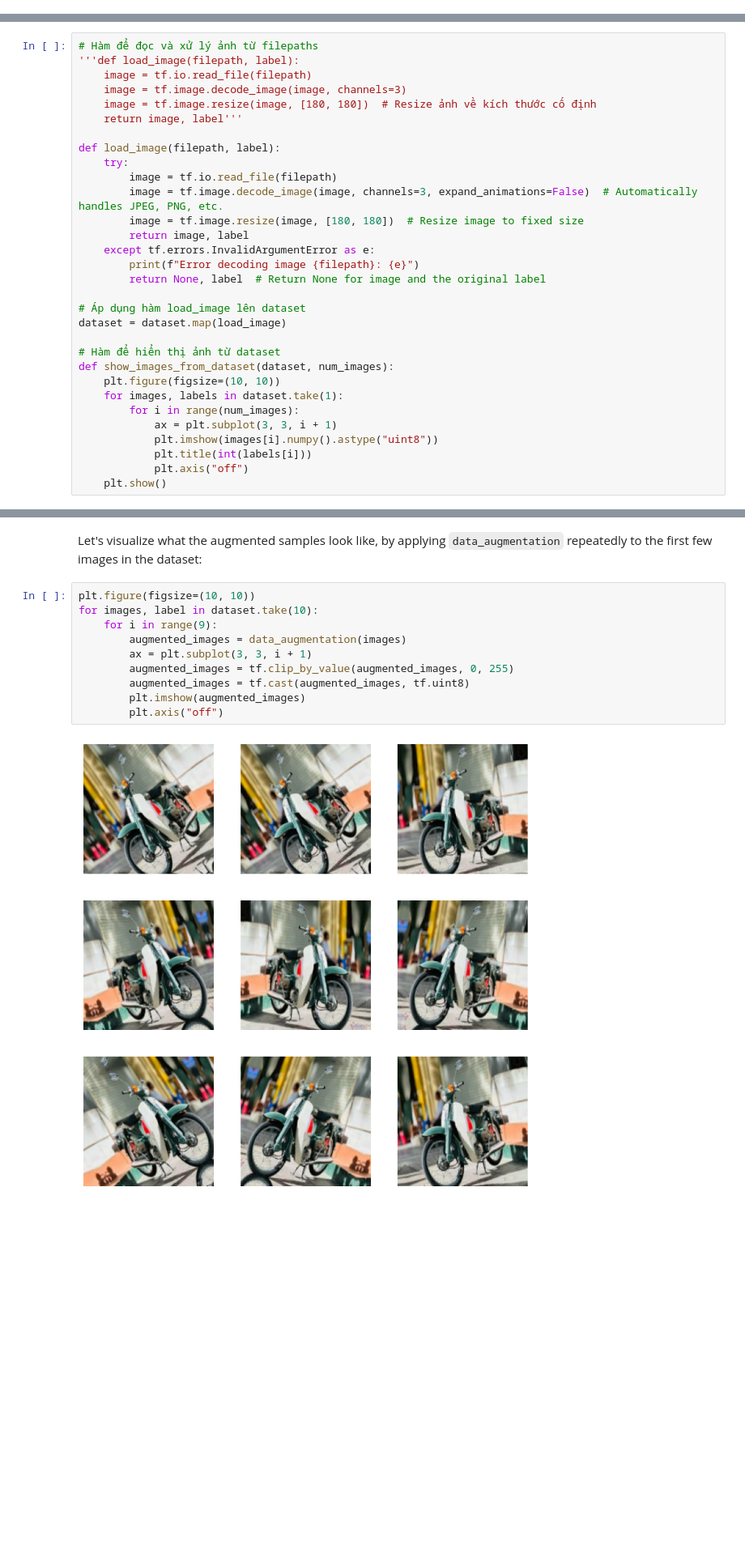
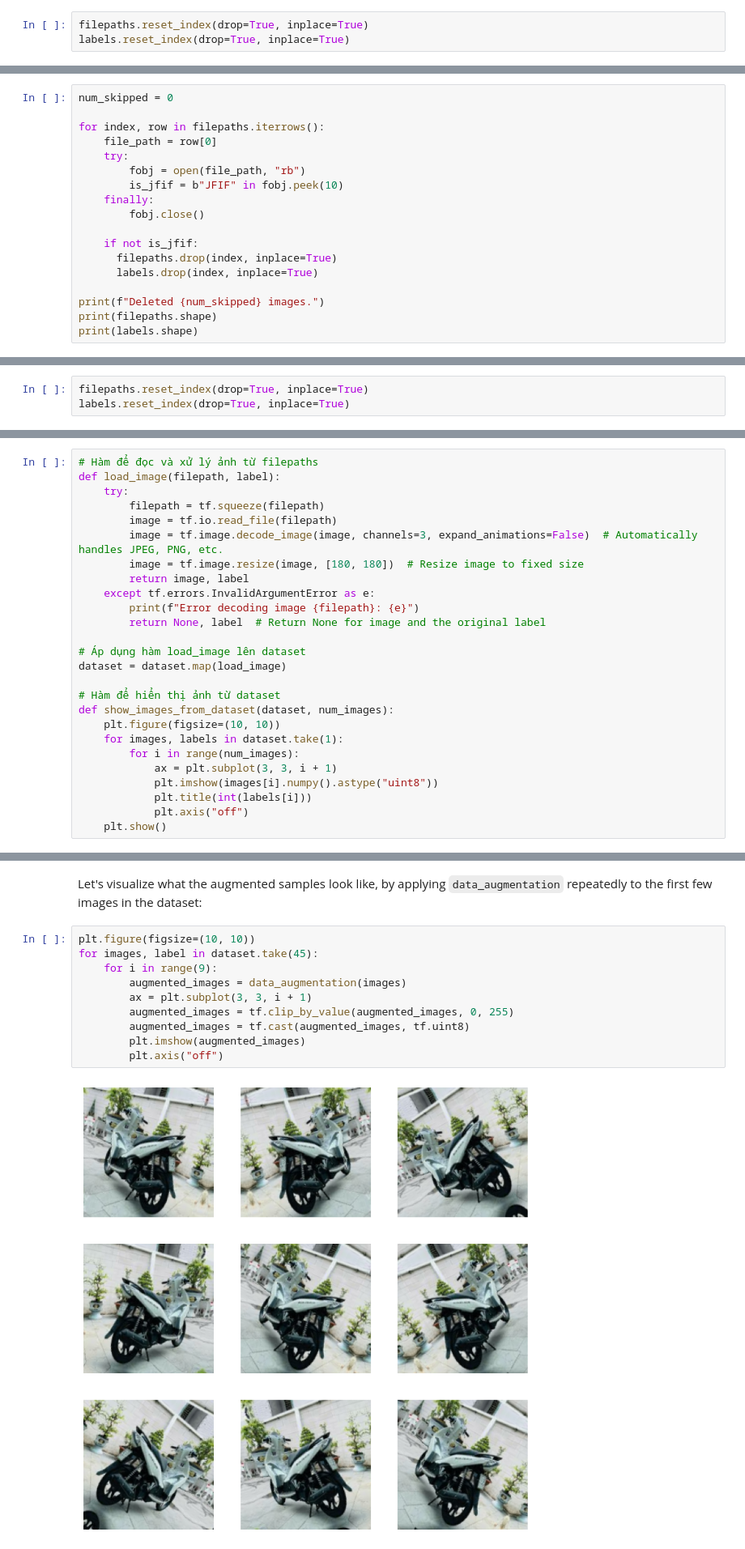
Before and after one commit to PTD504/CS114.O21-22520193-22520234-22520363, a Jupyter notebook: Motocycle_Classification/Image_Classification_using_XceptionNetwork.ipynb, the cells around one changed output, grey strips where cells are left out. Shown at 81% size. Saved outputs shown, nothing was run; the diff lists cells and outputs as text; blank space fills up the shorter version.

```diff
--- a/Motocycle_Classification/Image_Classification_using_XceptionNetwork.ipynb
+++ b/Motocycle_Classification/Image_Classification_using_XceptionNetwork.ipynb
@@ -114,0 +135,3 @@ df.tail()
+# %%
+filepaths.reset_index(drop=True, inplace=True)
+labels.reset_index(drop=True, inplace=True)
@@ -114,0 +140,18 @@ df.tail()
+# %%
+num_skipped = 0
+
+for index, row in filepaths.iterrows():
+    file_path = row[0]
+    try:
+        fobj = open(file_path, "rb")
+        is_jfif = b"JFIF" in fobj.peek(10)
+    finally:
+        fobj.close()
+
+    if not is_jfif:
+      filepaths.drop(index, inplace=True)
+      labels.drop(index, inplace=True)
+
+print(f"Deleted {num_skipped} images.")
+print(filepaths.shape)
+print(labels.shape)
@@ -115,3 +162,6 @@ df.tail()
+# %%
+filepaths.reset_index(drop=True, inplace=True)
+labels.reset_index(drop=True, inplace=True)
 # %% [markdown]
 ## Generate a `Dataset`
 # %%
@@ -144,14 +180,9 @@ array([b'drive/MyDrive/CS114/Public/Honda/22520968-22520996-22520999-22520929-22
 Here are the first 9 images in the training dataset.
 # %%
 # Hàm để đọc và xử lý ảnh từ filepaths
-'''def load_image(filepath, label):
-    image = tf.io.read_file(filepath)
-    image = tf.image.decode_image(image, channels=3)
-    image = tf.image.resize(image, [180, 180])  # Resize ảnh về kích thước cố định
-    return image, label'''
-
 def load_image(filepath, label):
     try:
+        filepath = tf.squeeze(filepath)
         image = tf.io.read_file(filepath)
         image = tf.image.decode_image(image, channels=3, expand_animations=False)  # Automatically handles JPEG, PNG, etc.
         image = tf.image.resize(image, [180, 180])  # Resize image to fixed size
@@ -233,16 +268,16 @@ Let's visualize what the augmented samples look like, by applying `data_augmenta
 repeatedly to the first few images in the dataset:
 # %%
 plt.figure(figsize=(10, 10))
-for images, label in dataset.take(10):
+for images, label in dataset.take(45):
     for i in range(9):
         augmented_images = data_augmentation(images)
         ax = plt.subplot(3, 3, i + 1)
         augmented_images = tf.clip_by_value(augmented_images, 0, 255)
         augmented_images = tf.cast(augmented_images, tf.uint8)
         plt.imshow(augmented_images)
         plt.axis("off")
 # %% [output]
-[figure, old version]
+[figure, new version]
 # %% [markdown]
 ## Standardizing the data
 
```
Also changed, not shown: parts of 17 cells of this notebook.
